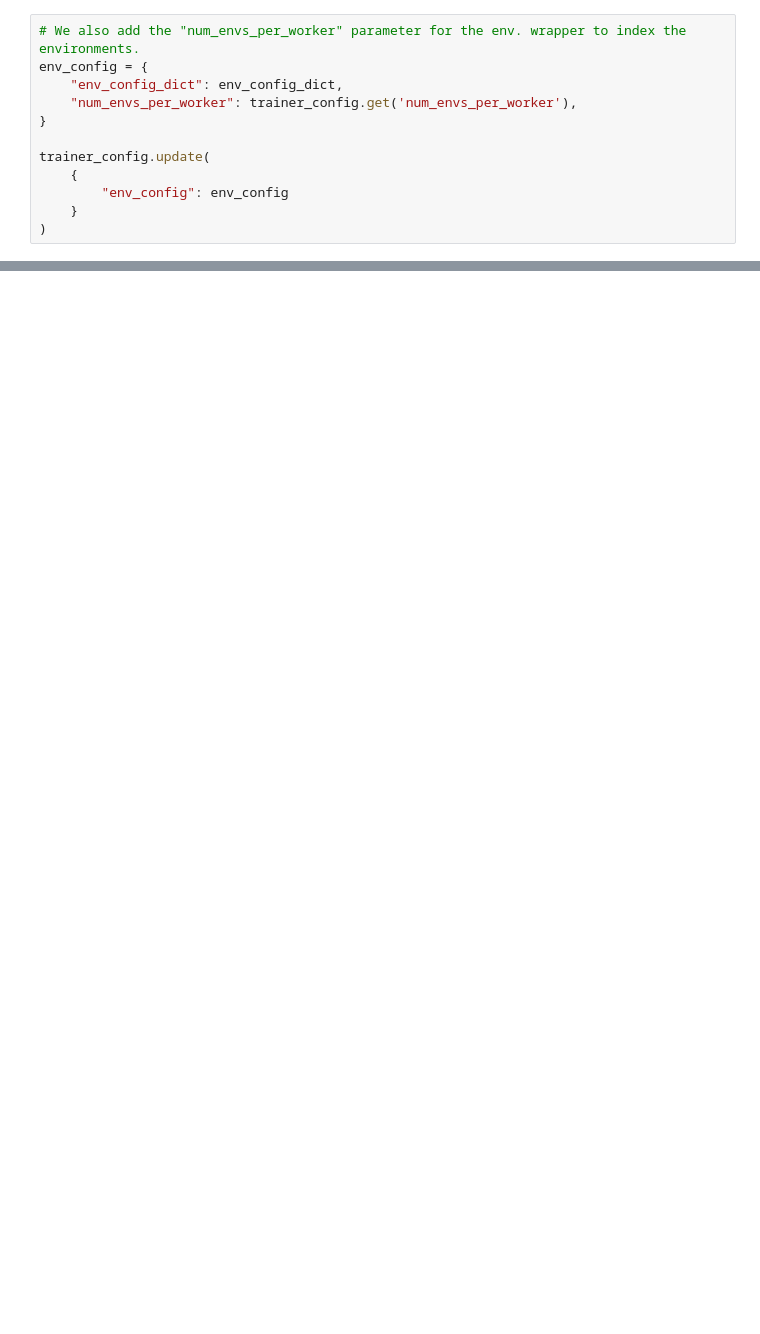
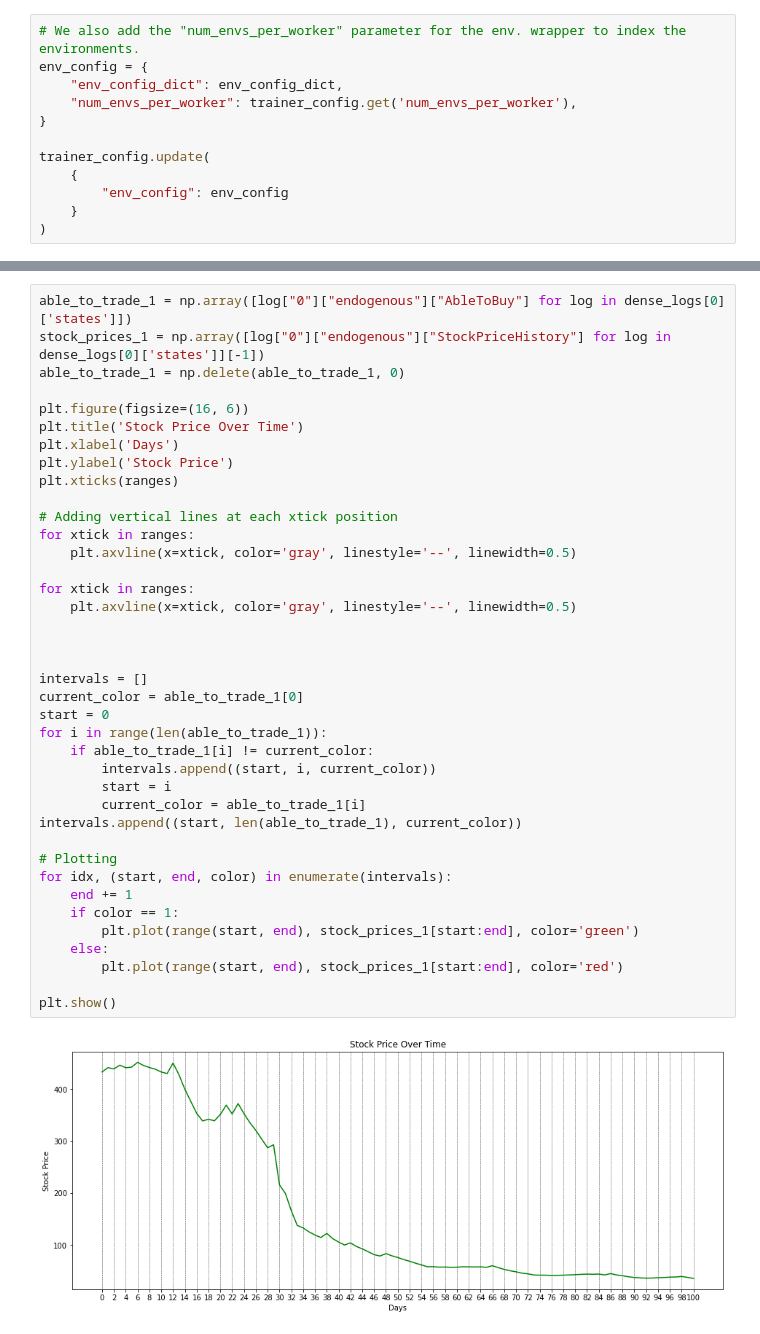
Before and after one commit to casperbroch/ai-economist, a Jupyter notebook: tutorials/stock_market_training_with_rllib.ipynb, the cells around one changed output, grey strips where cells are left out. Drawn from its saved outputs; the diff is of its cells as text; blank space fills up the shorter version.

```diff
--- a/tutorials/stock_market_training_with_rllib.ipynb
+++ b/tutorials/stock_market_training_with_rllib.ipynb
@@ -353 +368,42 @@ plt.show()
+# %%
+able_to_trade_1 = np.array([log["0"]["endogenous"]["AbleToBuy"] for log in dense_logs[0]['states']])
+stock_prices_1 = np.array([log["0"]["endogenous"]["StockPriceHistory"] for log in dense_logs[0]['states']][-1])
+able_to_trade_1 = np.delete(able_to_trade_1, 0)
+
+plt.figure(figsize=(16, 6))
+plt.title('Stock Price Over Time')
+plt.xlabel('Days')
+plt.ylabel('Stock Price')
+plt.xticks(ranges)
+
+# Adding vertical lines at each xtick position
+for xtick in ranges:
+    plt.axvline(x=xtick, color='gray', linestyle='--', linewidth=0.5)
+
+for xtick in ranges:
+    plt.axvline(x=xtick, color='gray', linestyle='--', linewidth=0.5)
+
+
+
+intervals = []
+current_color = able_to_trade_1[0]
+start = 0
+for i in range(len(able_to_trade_1)):
+    if able_to_trade_1[i] != current_color:
+        intervals.append((start, i, current_color))
+        start = i
+        current_color = able_to_trade_1[i]
+intervals.append((start, len(able_to_trade_1), current_color))
+
+# Plotting
+for idx, (start, end, color) in enumerate(intervals):
+    end += 1
+    if color == 1:
+        plt.plot(range(start, end), stock_prices_1[start:end], color='green')
+    else:
+        plt.plot(range(start, end), stock_prices_1[start:end], color='red')
+
+plt.show()
+# %% [output]
+[figure, added]
 # %%
```
Also changed, not shown: parts of 30 cells of this notebook, 2 other files.
